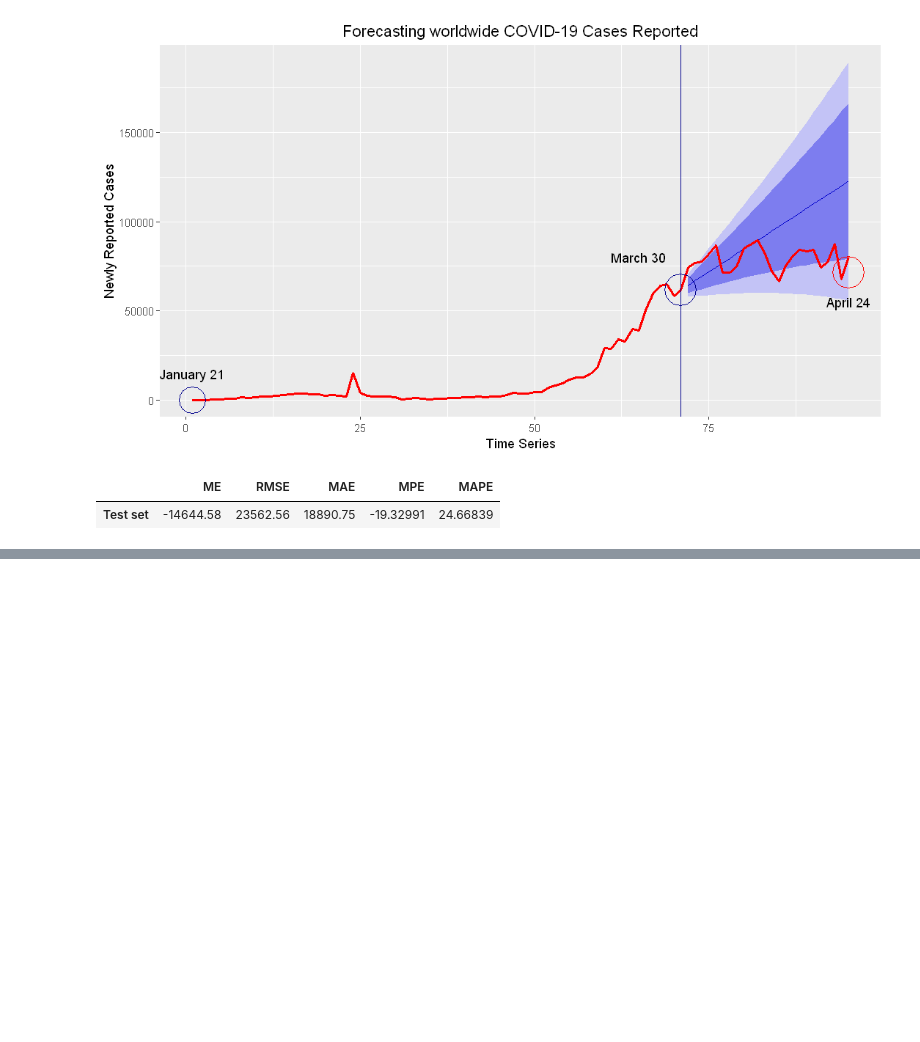
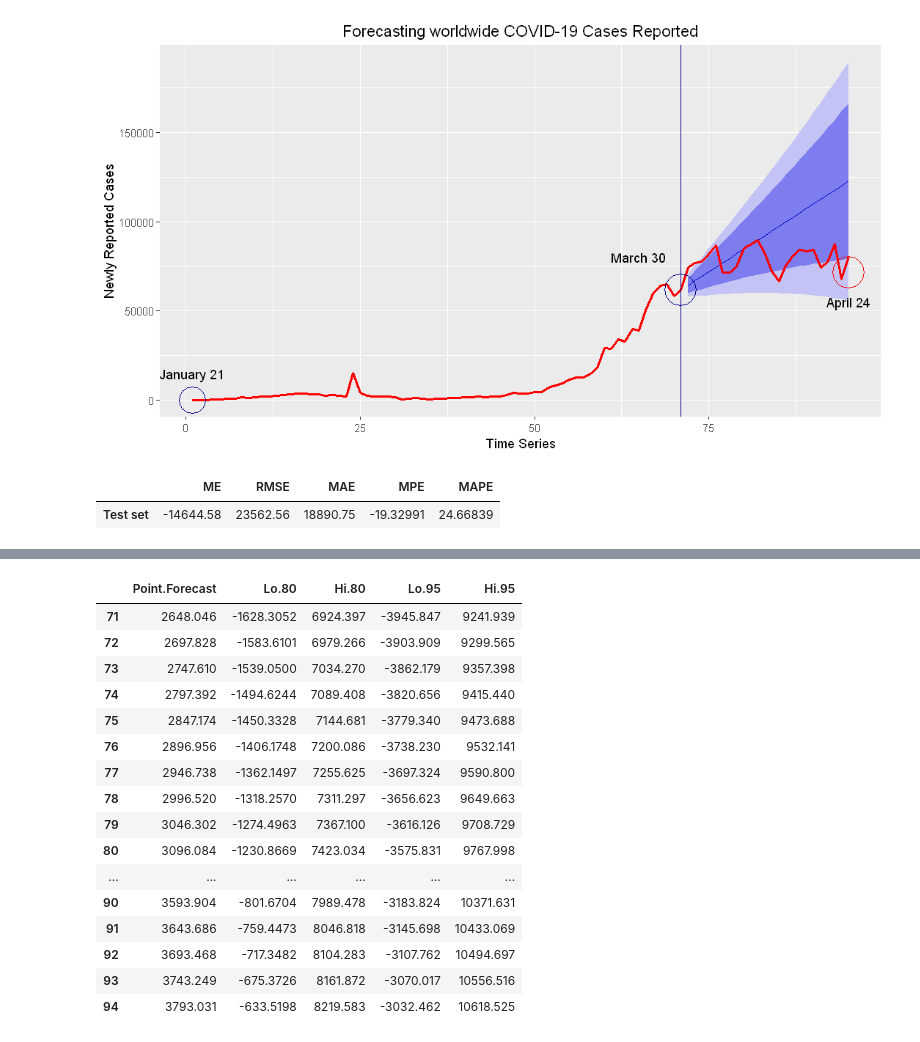
Before and after one commit to AjithKumarVS/Predictive-Time-Series-Modelling-of-COVID-19-Pandemic, a Jupyter notebook: covid19_social-distancing_impact_analysis.ipynb, the cells around one changed output, grey strips where cells are left out. Saved outputs shown, nothing was run; the diff lists cells and outputs as text; code cells hidden in the pictures; blank space fills up the shorter version.

```diff
--- a/covid19_social-distancing_impact_analysis.ipynb
+++ b/covid19_social-distancing_impact_analysis.ipynb
@@ -98,0 +146,22 @@ accuracy(fvalues,test)
+# %%
+forecastvalues<-data.frame(forecast(fit,h=24))
+# %%
+forecastvalues
+# %% [output]
+|  | Point.Forecast | Lo.80 | Hi.80 | Lo.95 | Hi.95 |
+| 71 | 2648.046 | -1628.3052 | 6924.397 | -3945.847 | 9241.939 |
+| 72 | 2697.828 | -1583.6101 | 6979.266 | -3903.909 | 9299.565 |
+| 73 | 2747.610 | -1539.0500 | 7034.270 | -3862.179 | 9357.398 |
+| 74 | 2797.392 | -1494.6244 | 7089.408 | -3820.656 | 9415.440 |
+| 75 | 2847.174 | -1450.3328 | 7144.681 | -3779.340 | 9473.688 |
+| 76 | 2896.956 | -1406.1748 | 7200.086 | -3738.230 | 9532.141 |
+| 77 | 2946.738 | -1362.1497 | 7255.625 | -3697.324 | 9590.800 |
+| 78 | 2996.520 | -1318.2570 | 7311.297 | -3656.623 | 9649.663 |
+| 79 | 3046.302 | -1274.4963 | 7367.100 | -3616.126 | 9708.729 |
+| 80 | 3096.084 | -1230.8669 | 7423.034 | -3575.831 | 9767.998 |
+| ... | ... | ... | ... | ... | ... |
+| 90 | 3593.904 | -801.6704 | 7989.478 | -3183.824 | 10371.631 |
+| 91 | 3643.686 | -759.4473 | 8046.818 | -3145.698 | 10433.069 |
+| 92 | 3693.468 | -717.3482 | 8104.283 | -3107.762 | 10494.697 |
+| 93 | 3743.249 | -675.3726 | 8161.872 | -3070.017 | 10556.516 |
+| 94 | 3793.031 | -633.5198 | 8219.583 | -3032.462 | 10618.525 |
```
Also changed, not shown: parts of 15 cells of this notebook.
